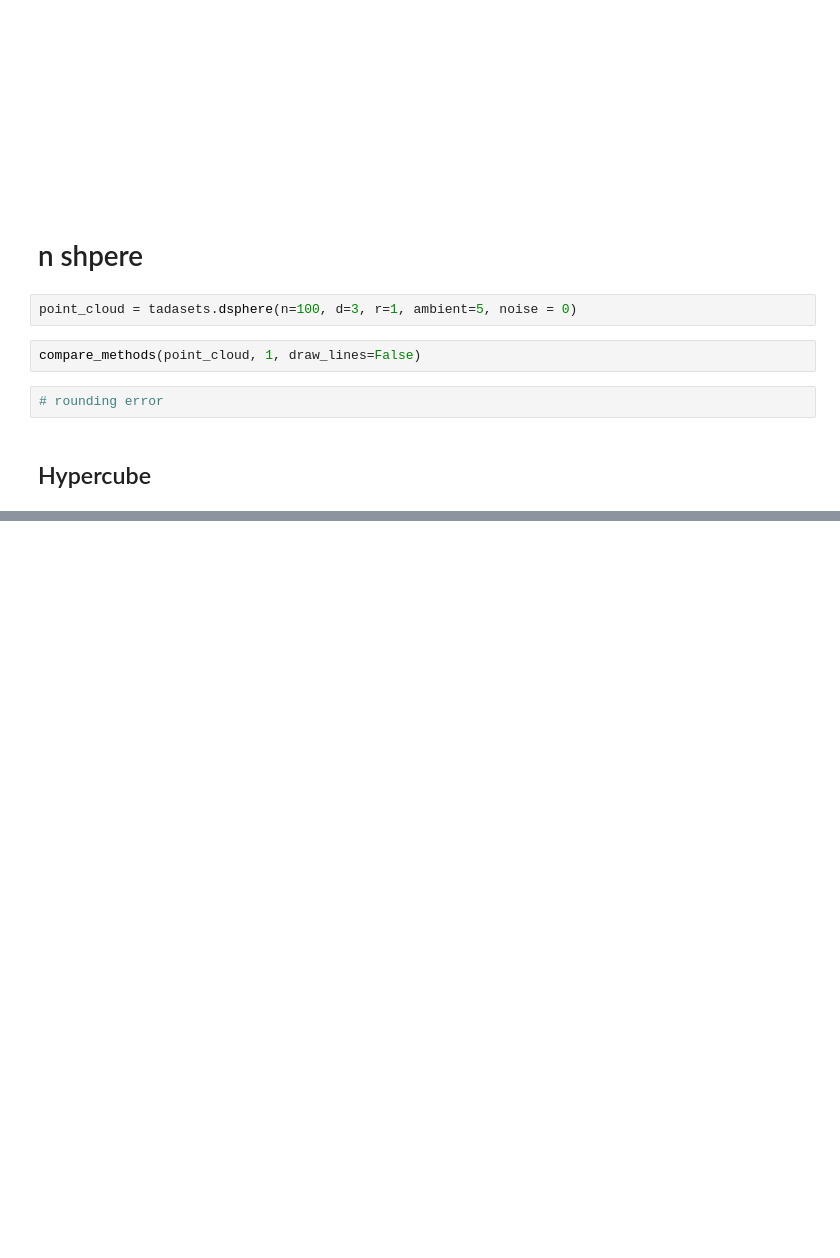
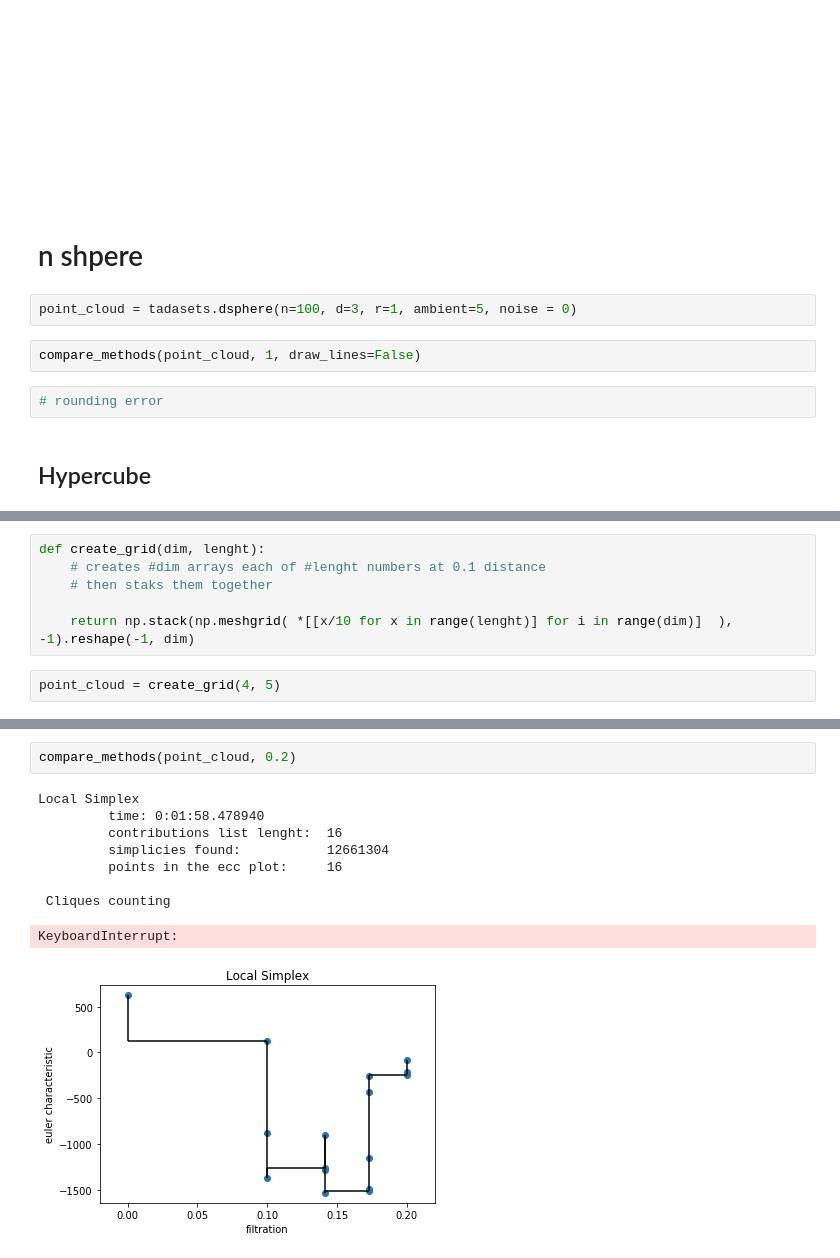
Before and after one commit to dgurnari/ECC, a Jupyter notebook: tests.ipynb, the cells around one changed output, grey strips where cells are left out. Cells and saved outputs as stored; diff of their text form; blank space fills up the shorter version.

```diff
--- a/tests.ipynb
+++ b/tests.ipynb
@@ -222,0 +335,8 @@ compare_methods(point_cloud, 0.01, draw_lines=False)
+# %%
+def create_grid(dim, lenght):
+    # creates #dim arrays each of #lenght numbers at 0.1 distance
+    # then staks them together
+
+    return np.stack(np.meshgrid( *[[x/10 for x in range(lenght)] for i in range(dim)]  ), -1).reshape(-1, dim)
+# %%
+point_cloud = create_grid(4, 5)
@@ -222,0 +348,12 @@ compare_methods(point_cloud, 0.01, draw_lines=False)
+# %%
+compare_methods(point_cloud, 0.2)
+# %% [output]
+Local Simplex
+         time: 0:01:58.478940
+         contributions list lenght:  16
+         simplicies found:           12661304
+         points in the ecc plot:     16
+
+ Cliques counting
+KeyboardInterrupt:
+[figure, added]
```
Also changed, not shown: parts of 15 cells of this notebook, 3 other files.
